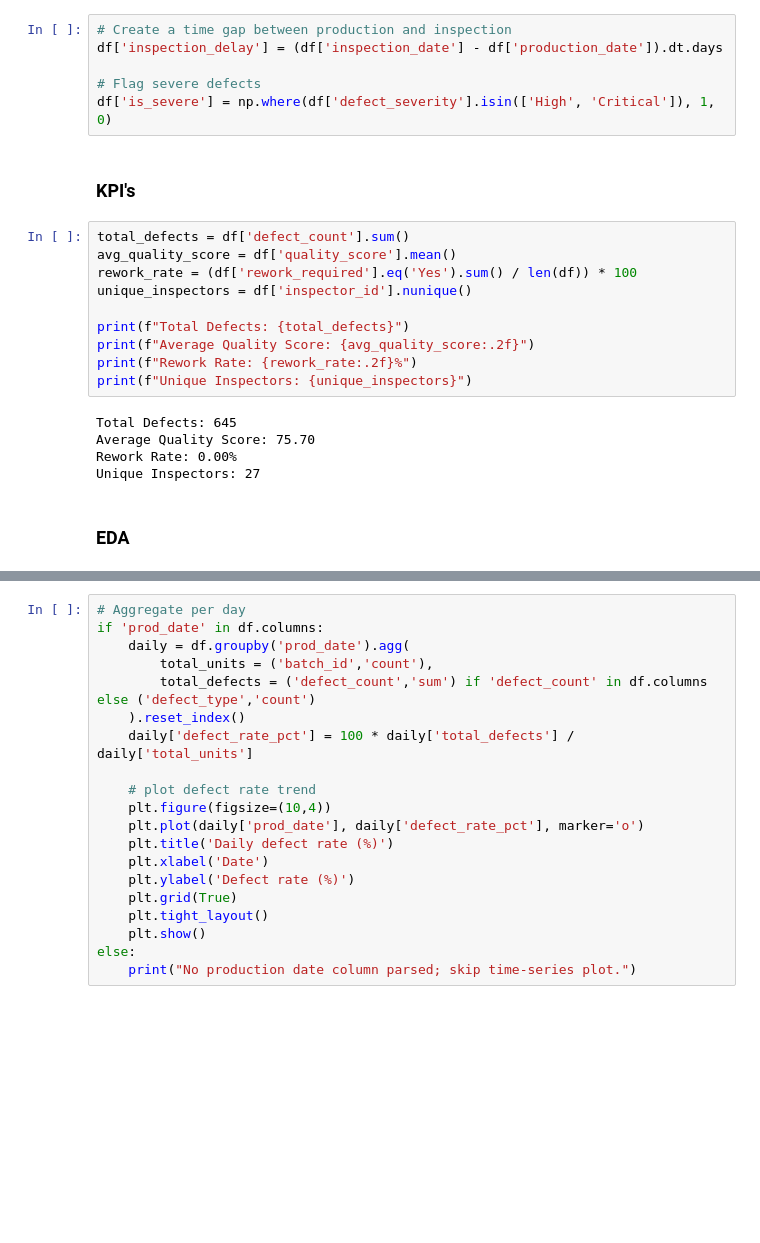
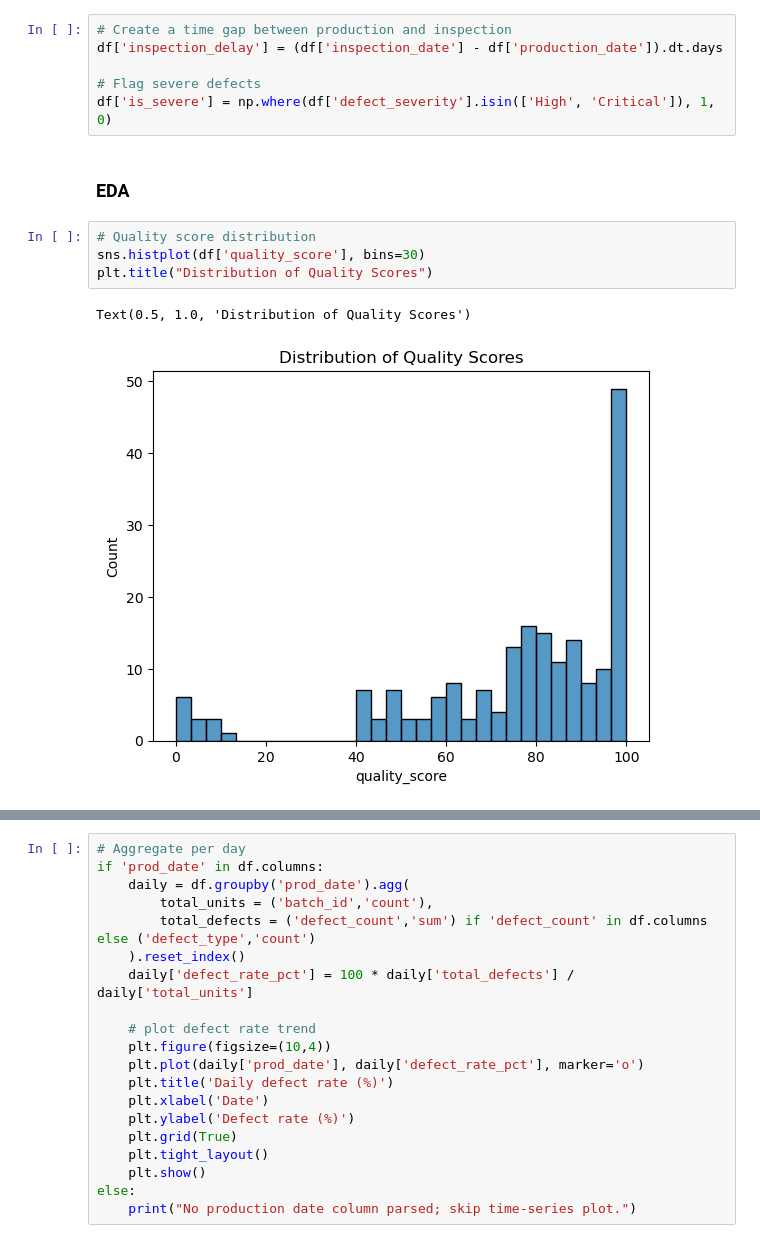
Before and after one commit to bbhatta10/Smart-Quality-Analysis, a Jupyter notebook: ManuQuality.ipynb, the cells around one changed output, grey strips where cells are left out. Cells and saved outputs as stored; diff of their text form; blank space fills up the shorter version.

```diff
--- a/ManuQuality.ipynb
+++ b/ManuQuality.ipynb
@@ -163,22 +163,12 @@ df['inspection_delay'] = (df['inspection_date'] - df['production_date']).dt.days
 
 # Flag severe defects
 df['is_severe'] = np.where(df['defect_severity'].isin(['High', 'Critical']), 1, 0)
-# %% [markdown]
-### KPI's
-# %%
-total_defects = df['defect_count'].sum()
-avg_quality_score = df['quality_score'].mean()
-rework_rate = (df['rework_required'].eq('Yes').sum() / len(df)) * 100
-unique_inspectors = df['inspector_id'].nunique()
-
-print(f"Total Defects: {total_defects}")
-print(f"Average Quality Score: {avg_quality_score:.2f}")
-print(f"Rework Rate: {rework_rate:.2f}%")
-print(f"Unique Inspectors: {unique_inspectors}")
-# %% [output]
-Total Defects: 645
-Average Quality Score: 75.70
-Rework Rate: 0.00%
-Unique Inspectors: 27
 # %% [markdown]
 ### EDA
+# %%
+# Quality score distribution
+sns.histplot(df['quality_score'], bins=30)
+plt.title("Distribution of Quality Scores")
+# %% [output]
+Text(0.5, 1.0, 'Distribution of Quality Scores')
+[figure, added]
```
Also changed, not shown: parts of 5 cells of this notebook.
